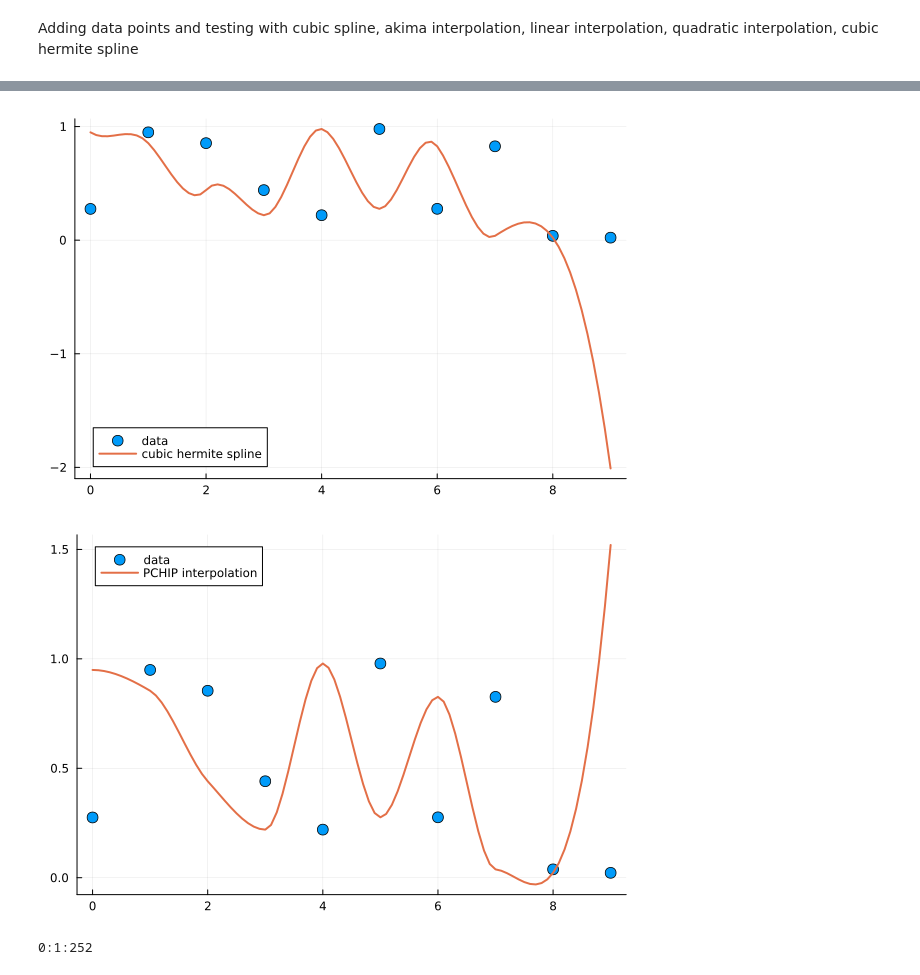
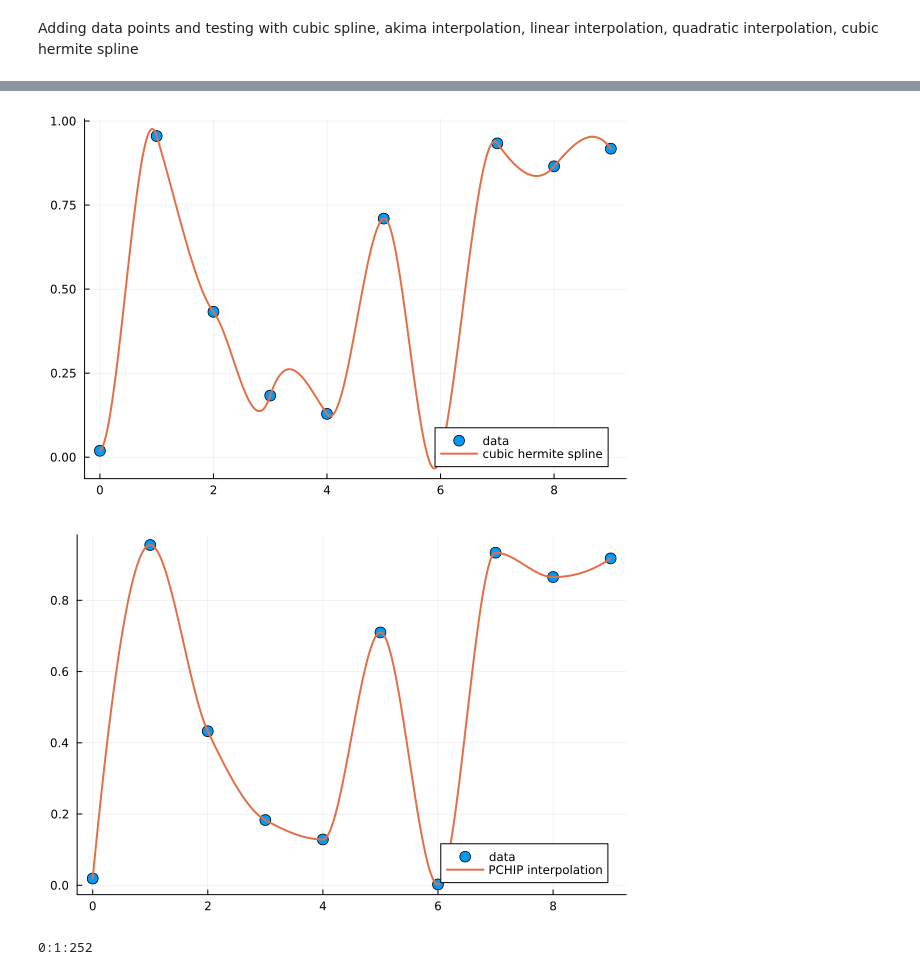
Before and after one commit to KillianJWood/CSCI3656-Project, a Jupyter notebook: Group.ipynb, the cells around one changed output, grey strips where cells are left out. Cells and saved outputs as stored; diff of their text form; code cells hidden in the pictures.

```diff
--- a/Group.ipynb
+++ b/Group.ipynb
@@ -39,7 +48,7 @@ n = 10
 u = rand(n)
 t = 0:n-1
 
-t_new = 0:0.1:n-1
+t_new = 0:0.001:n-1
 
 # u = [14.7, 11.51, 10.41, 14.95, 12.24, 11.22]
 # t = [0.0, 62.25, 109.66, 162.66, 205.8, 252.3]
@@ -95,30 +104,30 @@ plot!(t_new, u_new, linewidth=2, label="quadratic interpolation")
 # %%
 idx = (t .- t[1]) ./ (t[2] - t[1]) .+ 1
 
 f(x) = cub(x)
 
 du_didx = ForwardDiff.derivative.(f, idx)
 
 dt = t[2] - t[1]
 du = du_didx ./ dt
 
 chs = CubicHermiteSpline(du, u, t; extrapolation = ExtrapolationType.Extension)
 
-u_new = chs.((t_new .- t[1]) .+ 1)
+u_new = chs.((t_new .- t[1]))
 
 plot(t, u, seriestype=:scatter, label="data", markersize=6)
 plot!(t_new, u_new, linewidth=2, label="cubic hermite spline")
 # %% [output]
-[figure, old version]
+[figure, new version]
 # %%
 PCHIP = PCHIPInterpolation(u, t; extrapolation = ExtrapolationType.Extension)
 
-u_new = PCHIP.((t_new .- t[1]) .+ 1)
+u_new = PCHIP.((t_new .- t[1]))
 
 plot(t, u, seriestype=:scatter, label="data", markersize=6)
 plot!(t_new, u_new, linewidth=2, label="PCHIP interpolation")
 # %% [output]
-[figure, old version]
+[figure, new version]
 # %%
 du2 = [-0.047, -0.058, 0.054, 0.012, -0.068, 0.0]
 u2 = [14.7, 11.51, 10.41, 14.95, 12.24, 11.22]
```
Also changed, not shown: parts of 20 cells of this notebook.
